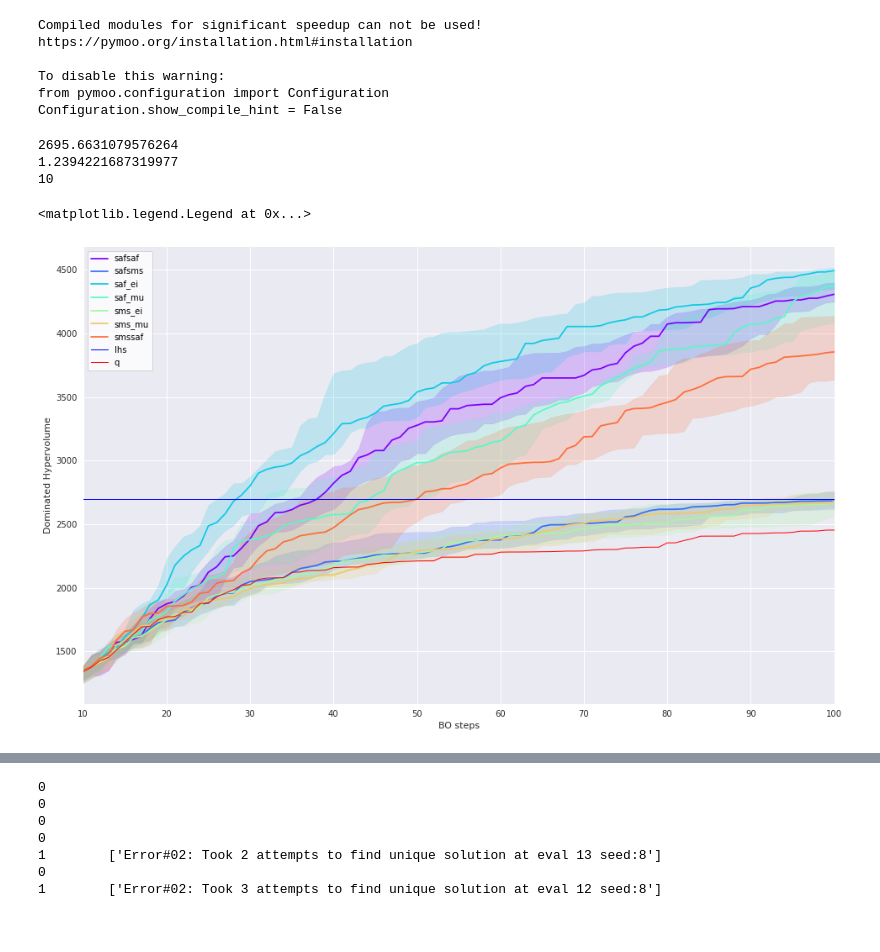
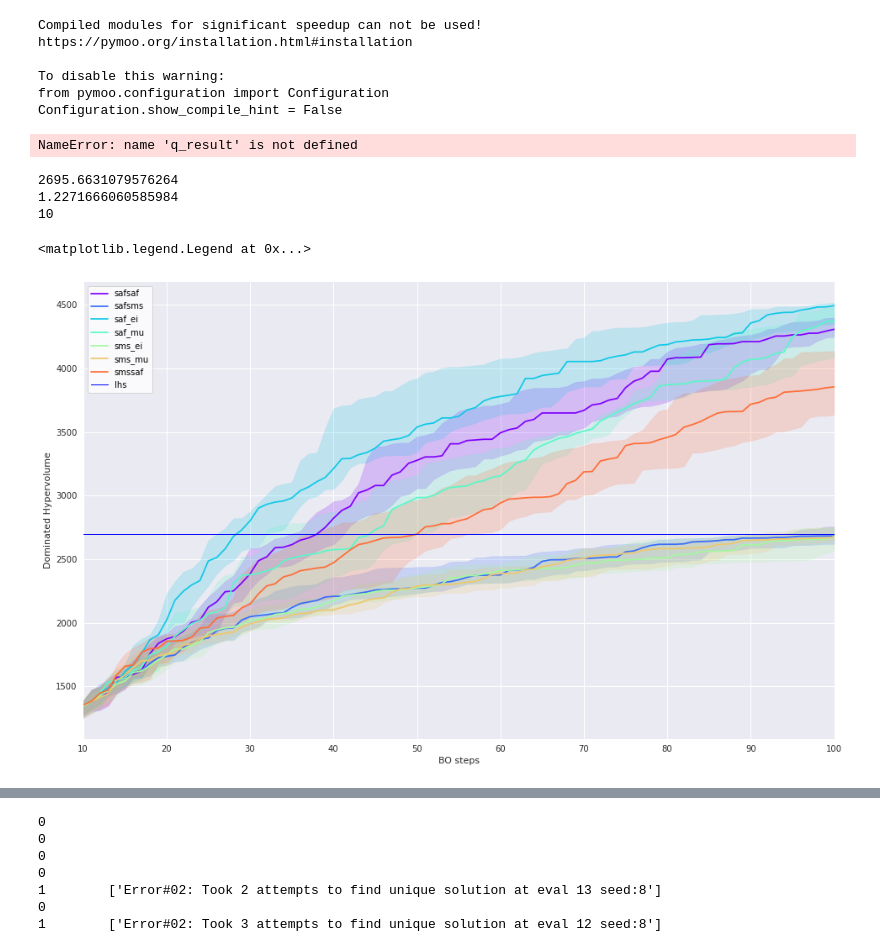
Before and after one commit to FinleyGibson/SAF_EMO, a Jupyter notebook: experiments/wfg6_5obj_12d/analysis.ipynb, the cells around one changed output, grey strips where cells are left out. Saved outputs shown, nothing was run; the diff lists cells and outputs as text; code cells hidden in the pictures.

```diff
--- a/experiments/wfg6_5obj_12d/analysis.ipynb
+++ b/experiments/wfg6_5obj_12d/analysis.ipynb
@@ -25,10 +25,20 @@ print("test_function_Saf_init10_MultiSurrogate_meanseed_9__81c120e4-f945-11ea-89
 # %% [output]
 test_function_Saf_init10_MultiSurrogate_meanseed_9__81c120e4-f945-11ea-8920-47fc2977ede8.pkl
 # %%
-safsaf_results = load_all(os.path.join(dir_path, "log_data/", result_dirs[0]))
-safsms_results = load_all(os.path.join(dir_path, "log_data/", result_dirs[1]))
-saf_ei_results = load_all(os.path.join(dir_path, "log_data/", result_dirs[2]))
-saf_mu_results = load_all(os.path.join(dir_path, "log_data/", result_dirs[3]))
-sms_ei_results = load_all(os.path.join(dir_path, "log_data/", result_dirs[4]))
-sms_mu_results = load_all(os.path.join(dir_path, "log_data/", result_dirs[5]))
-smssaf_results = load_all(os.path.join(dir_path, "log_data/", result_dirs[6]))
+try:
+    safsaf_results = np.load("./pkl_results/safsaf_results.pkl.npy")
+    safsms_results = np.load("./pkl_results/safsms_results.pkl.npy")
+    saf_ei_results = np.load("./pkl_results/saf_ei_results.pkl.npy")
+    saf_mu_results = np.load("./pkl_results/saf_mu_results.pkl.npy")
+    sms_ei_results = np.load("./pkl_results/sms_ei_results.pkl.npy")
+    sms_mu_results = np.load("./pkl_results/sms_mu_results.pkl.npy")
+    smssaf_results = np.load("./pkl_results/smssaf_results.pkl.npy")
+except ValueError as e:
+    print(e)
+    safsaf_results = load_all(os.path.join(dir_path, "log_data/", result_dirs[0]))
+    safsms_results = load_all(os.path.join(dir_path, "log_data/", result_dirs[1]))
+    saf_ei_results = load_all(os.path.join(dir_path, "log_data/", result_dirs[2]))
+    saf_mu_results = load_all(os.path.join(dir_path, "log_data/", result_dirs[3]))
+    sms_ei_results = load_all(os.path.join(dir_path, "log_data/", result_dirs[4]))
+    sms_mu_results = load_all(os.path.join(dir_path, "log_data/", result_dirs[5]))
+    smssaf_results = load_all(os.path.join(dir_path, "log_data/", result_dirs[6]))
@@ -147,13 +159,15 @@ Configuration.show_compile_hint = False
 # %%
 q_result["hypervolume"] = extract_performance(q_result["y"], hv)
 # q_result["igd"] = igdp.calc(q_result["y"])
+# %% [output]
+NameError: name 'q_result' is not defined
 # %%
 print(lhslhs_results['hypervolume'])
 print(lhslhs_results['igd'])
 print(lhslhs_results['n_initial'])
 # %% [output]
 2695.6631079576264
-1.2394221687319977
+1.2271666060585984
 10
 # %%
 safsaf_results['igd'] = [extract_performance(safsaf_results["y"][i], igdp) for i in range(len(safsaf_results["y"]))]
@@ -176,27 +190,27 @@ smssaf_results['hypervolume'] = [extract_performance(smssaf_results["y"][i], hv)
 # %%
 with plt.style.context(PLOT_STYLE["plot_style"]):
     fig_hv = plt.figure(figsize=[16, 10])
     ax_hv = fig_hv.gca()
 
 cmap = PLOT_STYLE['plot_cmap']
 colors = cmap(np.linspace(0, 1, len(result_dirs)+1))
 
 plot_measure(safsaf_results, measure="hypervolume", axis=ax_hv, plot_individuals=False, label="safsaf", color=colors[0])
 plot_measure(safsms_results, measure="hypervolume", axis=ax_hv, plot_individuals=False, label="safsms", color=colors[1])
 plot_measure(saf_ei_results, measure="hypervolume", axis=ax_hv, plot_individuals=False, label="saf_ei", color=colors[2])
 plot_measure(saf_mu_results, measure="hypervolume", axis=ax_hv, plot_individuals=False, label="saf_mu", color=colors[3])
 plot_measure(sms_ei_results, measure="hypervolume", axis=ax_hv, plot_individuals=False, label="sms_ei", color=colors[4])
 plot_measure(sms_mu_results, measure="hypervolume", axis=ax_hv, plot_individuals=False, label="sms_mu", color=colors[5])
 plot_measure(smssaf_results, measure="hypervolume", axis=ax_hv, plot_individuals=False, label="smssaf", color=colors[6])
 ax_hv.axhline(lhslhs_results["hypervolume"], linewidth=1, color="b", label="lhs")
-ax_hv.plot(range(10,101), q_result["hypervolume"], linewidth=1, color="r", label="q")
+# ax_hv.plot(range(10,101), q_result["hypervolume"], linewidth=1, color="r", label="q")
 ax_hv.set_xlim([10, 100])
 ax_hv.set_xlabel("BO steps")
 ax_hv.set_ylabel("Dominated Hypervolume")
 ax_hv.legend()
 # %% [output]
 <matplotlib.legend.Legend at 0x...>
-[figure, old version]
+[figure, new version]
 # %%
 with plt.style.context(PLOT_STYLE["plot_style"]):
     fig_hv = plt.figure(figsize=[16, 10])
```
Also changed, not shown: parts of 2 cells of this notebook, 7 other files.
